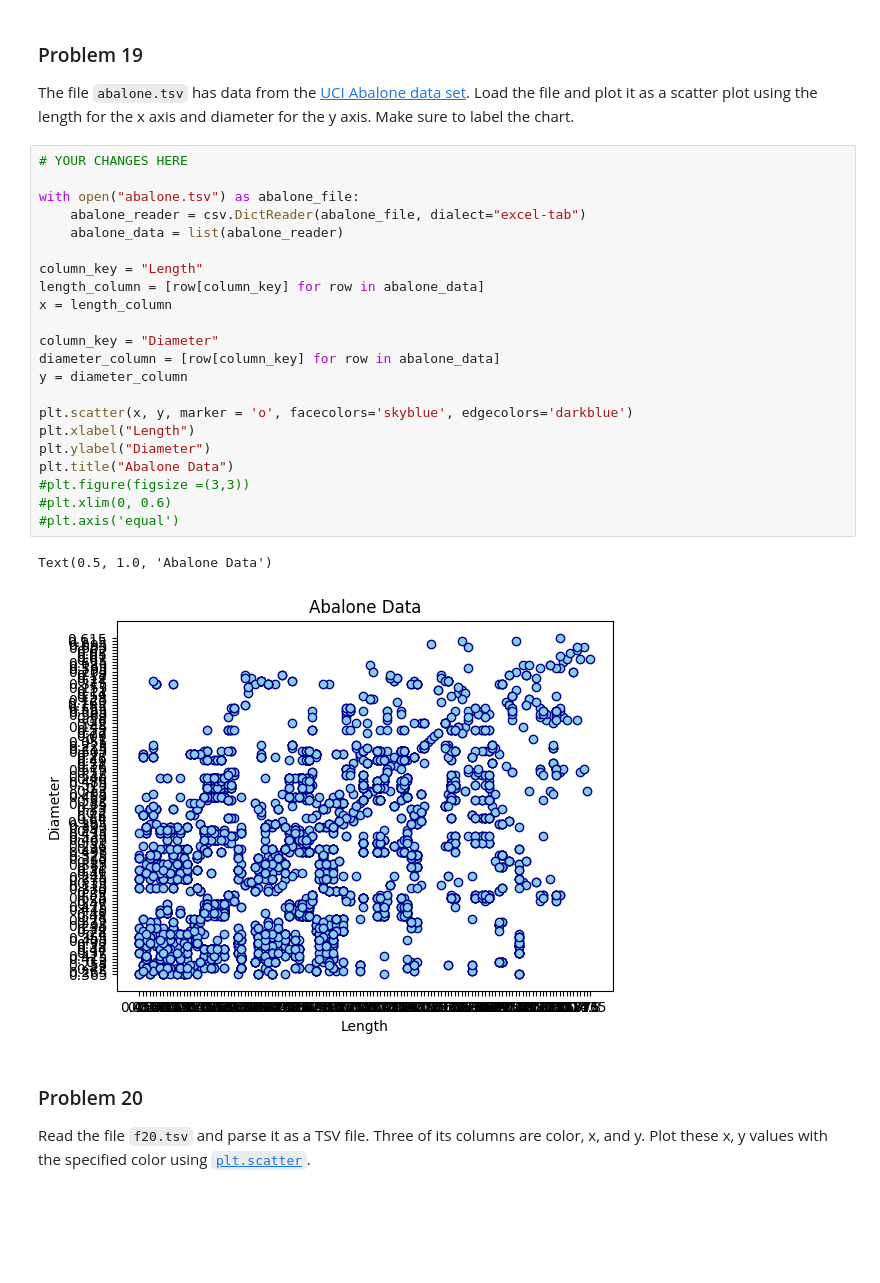
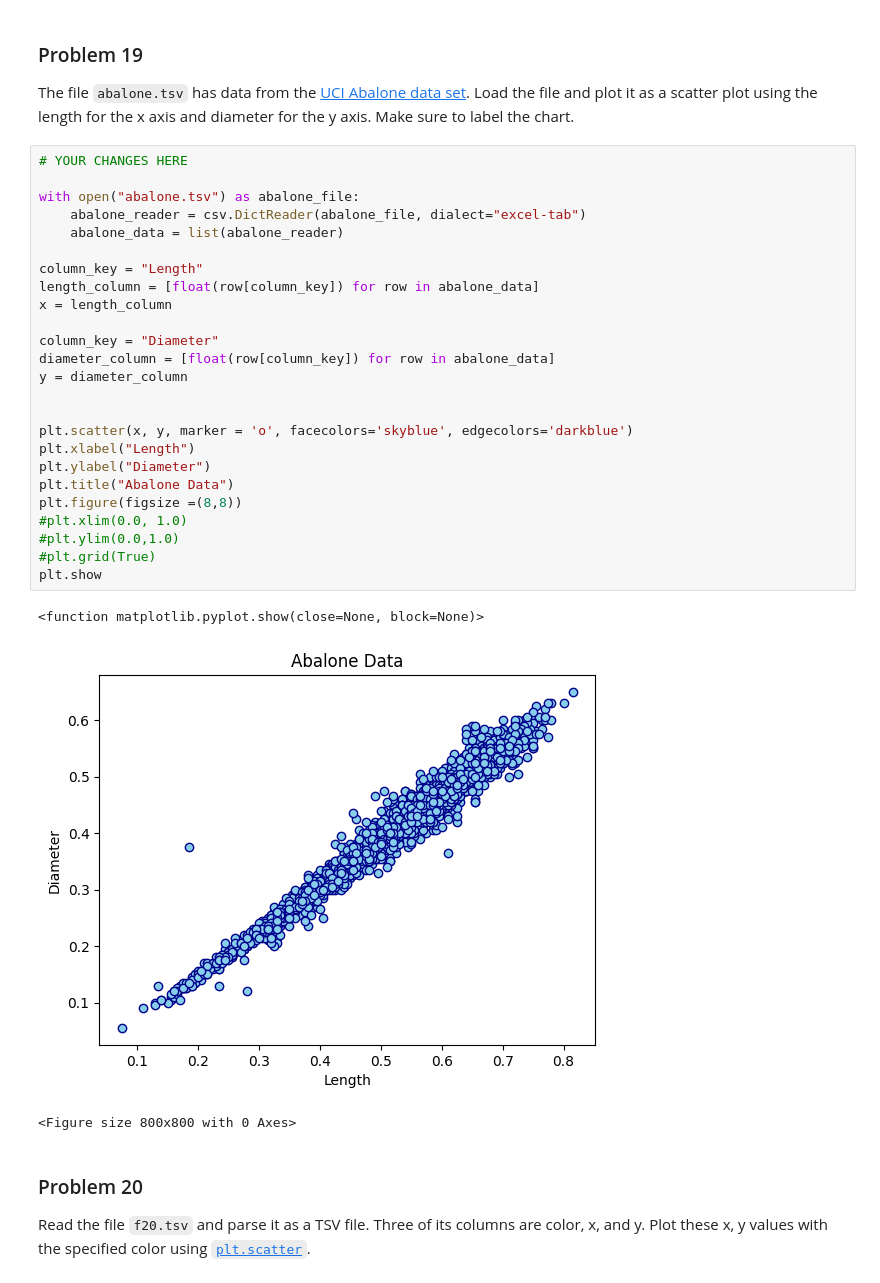
Before and after one commit to manningdbu/dx602-homework-05, a Jupyter notebook: homework.ipynb, the cells around one changed output. Drawn from its saved outputs; the diff is of its cells as text; blank space fills up the shorter version.

```diff
--- a/homework.ipynb
+++ b/homework.ipynb
@@ -533,28 +551,32 @@ Make sure to label the chart.
 # %%
 # YOUR CHANGES HERE
 
 with open("abalone.tsv") as abalone_file:
     abalone_reader = csv.DictReader(abalone_file, dialect="excel-tab")
     abalone_data = list(abalone_reader)
 
 column_key = "Length"
-length_column = [row[column_key] for row in abalone_data]
+length_column = [float(row[column_key]) for row in abalone_data]
 x = length_column
 
 column_key = "Diameter"
-diameter_column = [row[column_key] for row in abalone_data]
+diameter_column = [float(row[column_key]) for row in abalone_data]
 y = diameter_column
+
 
 plt.scatter(x, y, marker = 'o', facecolors='skyblue', edgecolors='darkblue')
 plt.xlabel("Length")
 plt.ylabel("Diameter")
 plt.title("Abalone Data")
-#plt.figure(figsize =(3,3))
-#plt.xlim(0, 0.6)
-#plt.axis('equal')
+plt.figure(figsize =(8,8))
+#plt.xlim(0.0, 1.0)
+#plt.ylim(0.0,1.0)
+#plt.grid(True)
+plt.show
 # %% [output]
-Text(0.5, 1.0, 'Abalone Data')
+<function matplotlib.pyplot.show(close=None, block=None)>
-[figure, old version]
+[figure, new version]
+<Figure size 800x800 with 0 Axes>
 # %% [markdown]
 ### Problem 20
 
```
Also changed, not shown: parts of 2 cells of this notebook.
